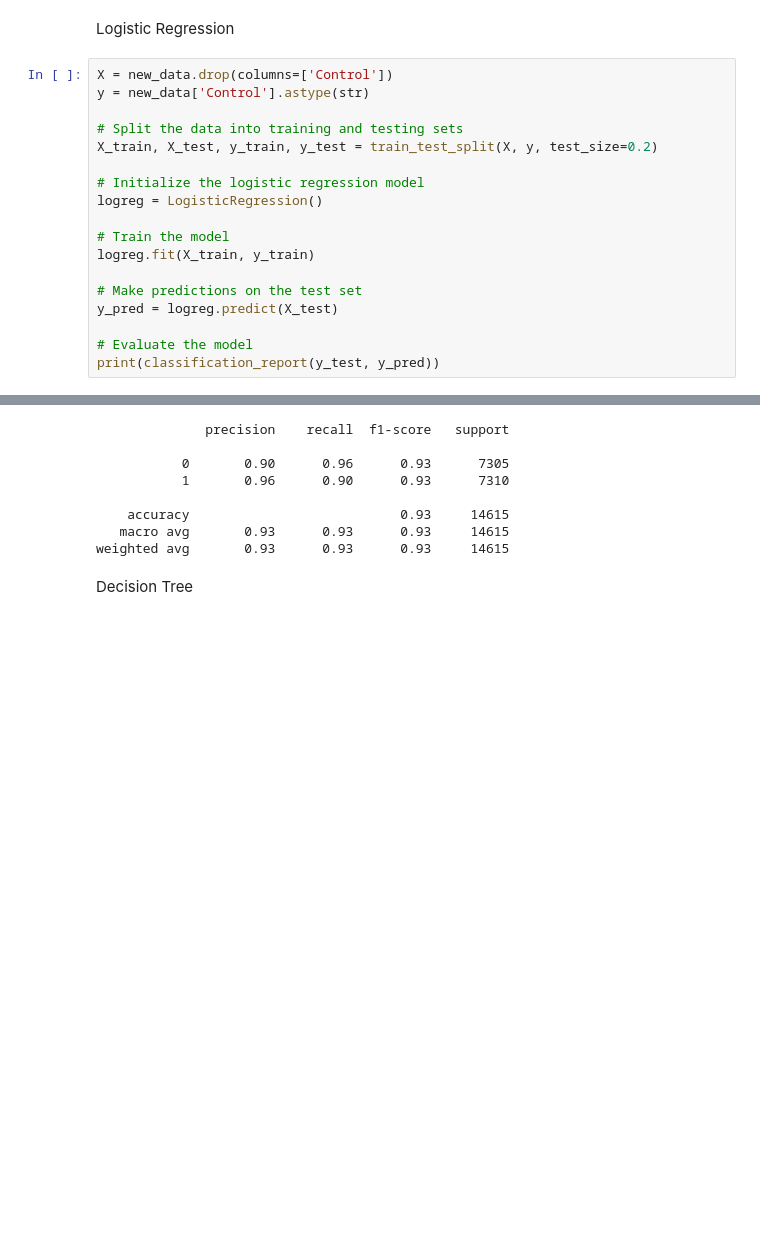
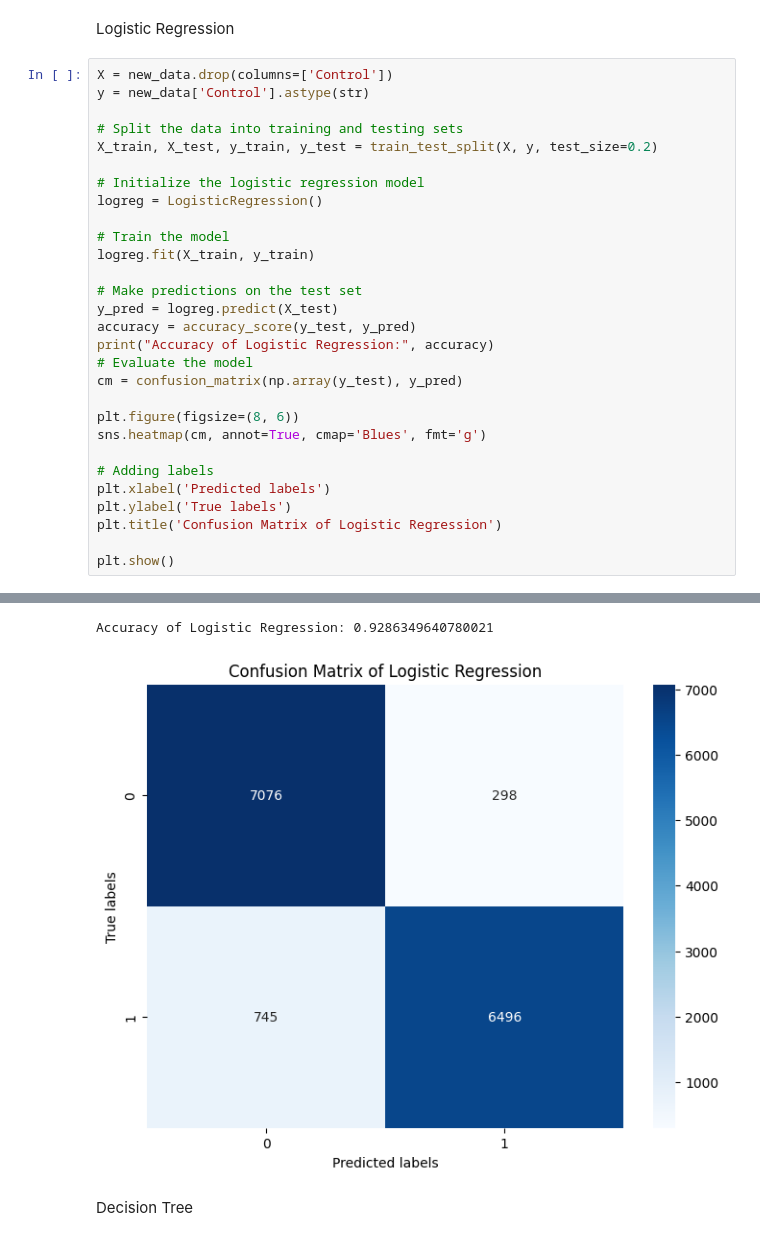
Before and after one commit to TheBarbaraIsTaken/AF-project, a Jupyter notebook: other_models.ipynb, the cells around one changed output, grey strips where cells are left out. Cells and saved outputs as stored; diff of their text form; blank space fills up the shorter version.

```diff
--- a/other_models.ipynb
+++ b/other_models.ipynb
@@ -106,37 +96,42 @@ Logistic Regression
 # %%
 X = new_data.drop(columns=['Control'])
 y = new_data['Control'].astype(str)
 
 # Split the data into training and testing sets
 X_train, X_test, y_train, y_test = train_test_split(X, y, test_size=0.2)
 
 # Initialize the logistic regression model
 logreg = LogisticRegression()
 
 # Train the model
 logreg.fit(X_train, y_train)
 
 # Make predictions on the test set
 y_pred = logreg.predict(X_test)
+accuracy = accuracy_score(y_test, y_pred)
+print("Accuracy of Logistic Regression:", accuracy)
+# Evaluate the model
+cm = confusion_matrix(np.array(y_test), y_pred)
 
-# Evaluate the model
-print(classification_report(y_test, y_pred))
+plt.figure(figsize=(8, 6))
+sns.heatmap(cm, annot=True, cmap='Blues', fmt='g')
+
+# Adding labels
+plt.xlabel('Predicted labels')
+plt.ylabel('True labels')
+plt.title('Confusion Matrix of Logistic Regression')
+
+plt.show()
 # %% [output]
 STOP: TOTAL NO. of ITERATIONS REACHED LIMIT.
 
 Increase the number of iterations (max_iter) or scale the data as shown in:
     https://scikit-learn.org/stable/modules/preprocessing.html
 Please also refer to the documentation for alternative solver options:
     https://scikit-learn.org/stable/modules/linear_model.html#logistic-regression
   n_iter_i = _check_optimize_result(
-              precision    recall  f1-score   support
-
-           0       0.90      0.96      0.93      7305
-           1       0.96      0.90      0.93      7310
-
-    accuracy                           0.93     14615
-   macro avg       0.93      0.93      0.93     14615
-weighted avg       0.93      0.93      0.93     14615
+Accuracy of Logistic Regression: 0.9286349640780021
+[figure, added]
 # %% [markdown]
 Decision Tree
 # %%
```
Also changed, not shown: parts of 6 cells of this notebook.
